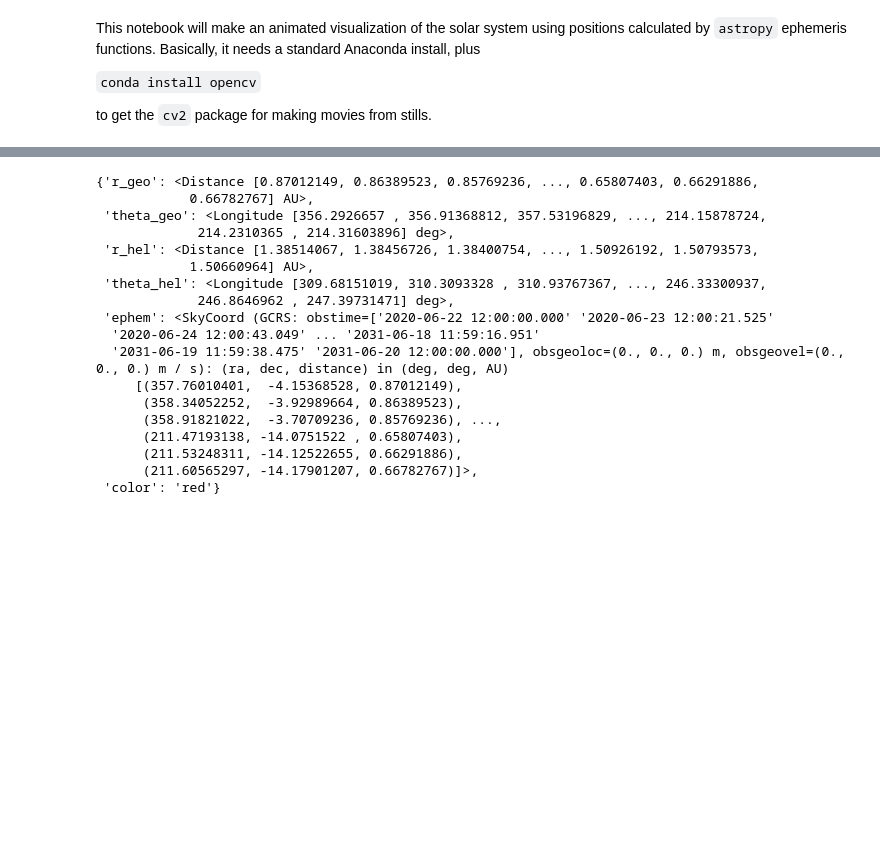
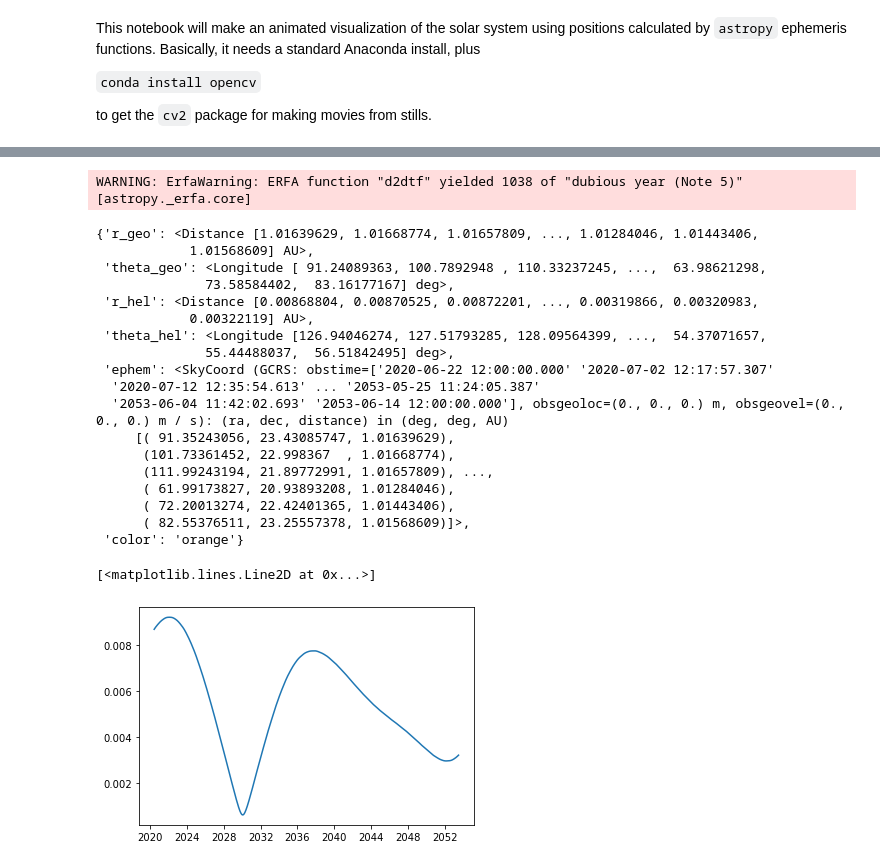
Before and after one commit to jaguirre/ASTR250CourseMaterial, a Jupyter notebook: AModelOfPlanetaryOrbits/Orrery.ipynb, the cells around one changed output, grey strips where cells are left out. Saved outputs shown, nothing was run; the diff lists cells and outputs as text; code cells hidden in the pictures; blank space fills up the shorter version.

```diff
--- a/AModelOfPlanetaryOrbits/Orrery.ipynb
+++ b/AModelOfPlanetaryOrbits/Orrery.ipynb
@@ -60,21 +61,27 @@ Wall time: 19 s
 # %%
-coords['mars']
+coords['sun']
 # %% [output]
-{'r_geo': <Distance [0.87012149, 0.86389523, 0.85769236, ..., 0.65807403, 0.66291886,
-            0.66782767] AU>,
- 'theta_geo': <Longitude [356.2926657 , 356.91368812, 357.53196829, ..., 214.15878724,
-             214.2310365 , 214.31603896] deg>,
- 'r_hel': <Distance [1.38514067, 1.38456726, 1.38400754, ..., 1.50926192, 1.50793573,
-            1.50660964] AU>,
- 'theta_hel': <Longitude [309.68151019, 310.3093328 , 310.93767367, ..., 246.33300937,
-             246.8646962 , 247.39731471] deg>,
- 'ephem': <SkyCoord (GCRS: obstime=['2020-06-22 12:00:00.000' '2020-06-23 12:00:21.525'
-  '2020-06-24 12:00:43.049' ... '2031-06-18 11:59:16.951'
-  '2031-06-19 11:59:38.475' '2031-06-20 12:00:00.000'], obsgeoloc=(0., 0., 0.) m, obsgeovel=(0., 0., 0.) m / s): (ra, dec, distance) in (deg, deg, AU)
-     [(357.76010401,  -4.15368528, 0.87012149),
-      (358.34052252,  -3.92989664, 0.86389523),
-      (358.91821022,  -3.70709236, 0.85769236), ...,
-      (211.47193138, -14.0751522 , 0.65807403),
-      (211.53248311, -14.12522655, 0.66291886),
-      (211.60565297, -14.17901207, 0.66782767)]>,
- 'color': 'red'}
+WARNING: ErfaWarning: ERFA function "d2dtf" yielded 1038 of "dubious year (Note 5)" [astropy._erfa.core]
+{'r_geo': <Distance [1.01639629, 1.01668774, 1.01657809, ..., 1.01284046, 1.01443406,
+            1.01568609] AU>,
+ 'theta_geo': <Longitude [ 91.24089363, 100.7892948 , 110.33237245, ...,  63.98621298,
+              73.58584402,  83.16177167] deg>,
+ 'r_hel': <Distance [0.00868804, 0.00870525, 0.00872201, ..., 0.00319866, 0.00320983,
+            0.00322119] AU>,
+ 'theta_hel': <Longitude [126.94046274, 127.51793285, 128.09564399, ...,  54.37071657,
+              55.44488037,  56.51842495] deg>,
+ 'ephem': <SkyCoord (GCRS: obstime=['2020-06-22 12:00:00.000' '2020-07-02 12:17:57.307'
+  '2020-07-12 12:35:54.613' ... '2053-05-25 11:24:05.387'
+  '2053-06-04 11:42:02.693' '2053-06-14 12:00:00.000'], obsgeoloc=(0., 0., 0.) m, obsgeovel=(0., 0., 0.) m / s): (ra, dec, distance) in (deg, deg, AU)
+     [( 91.35243056, 23.43085747, 1.01639629),
+      (101.73361452, 22.998367  , 1.01668774),
+      (111.99243194, 21.89772991, 1.01657809), ...,
+      ( 61.99173827, 20.93893208, 1.01284046),
+      ( 72.20013274, 22.42401365, 1.01443406),
+      ( 82.55376511, 23.25557378, 1.01568609)]>,
+ 'color': 'orange'}
+# %%
+plt.plot(times.datetime,coords['sun']['r_hel'])
+# %% [output]
+[<matplotlib.lines.Line2D at 0x...>]
+[figure, added]
```
Also changed, not shown: parts of 13 cells of this notebook.
